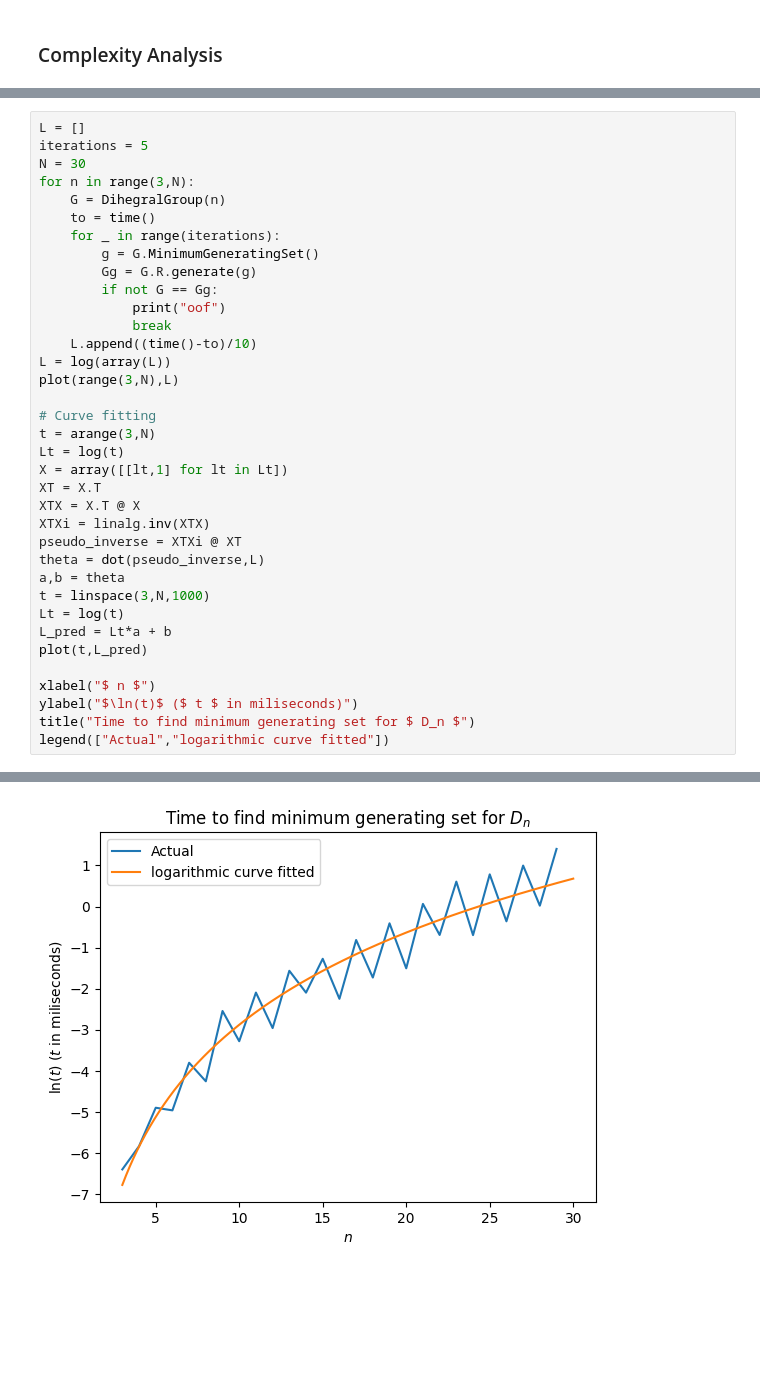
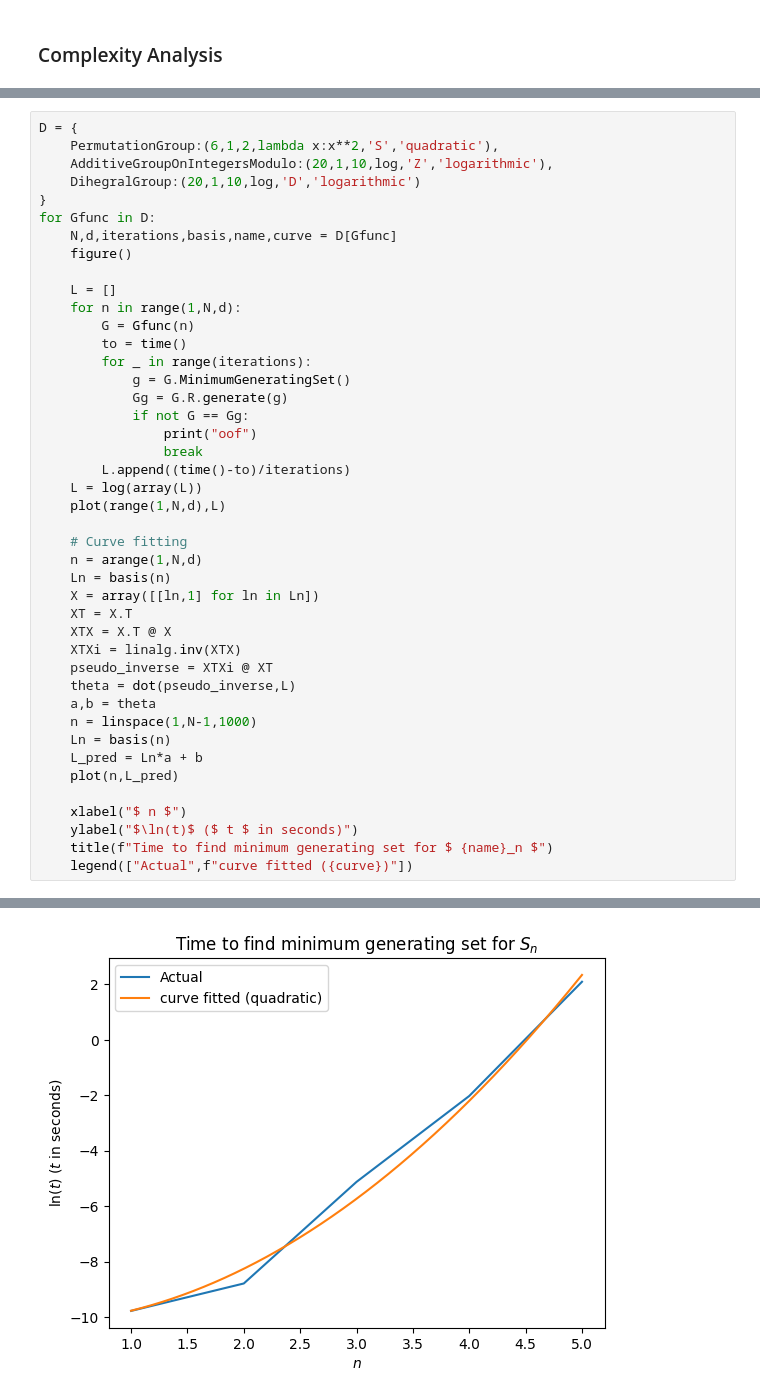
Before and after one commit to pranav-joshi-iitgn/Group, a Jupyter notebook: Groups.ipynb, the cells around one changed output, grey strips where cells are left out. Cells and saved outputs as stored; diff of their text form; blank space fills up the shorter version.

```diff
--- a/Groups.ipynb
+++ b/Groups.ipynb
@@ -98,38 +98,45 @@ from matplotlib.pyplot import plot,xlabel,ylabel,title,legend
 from time import time
 # %%
-L = []
-iterations = 5
-N = 30
-for n in range(3,N):
-    G = DihegralGroup(n)
-    to = time()
-    for _ in range(iterations):
-        g = G.MinimumGeneratingSet()
-        Gg = G.R.generate(g)
-        if not G == Gg:
-            print("oof")
-            break
-    L.append((time()-to)/10)
-L = log(array(L))
-plot(range(3,N),L)
+D = {
+    PermutationGroup:(6,1,2,lambda x:x**2,'S','quadratic'),
+    AdditiveGroupOnIntegersModulo:(20,1,10,log,'Z','logarithmic'),
+    DihegralGroup:(20,1,10,log,'D','logarithmic')
+}
+for Gfunc in D:
+    N,d,iterations,basis,name,curve = D[Gfunc]
+    figure()
 
-# Curve fitting
-t = arange(3,N)
-Lt = log(t)
-X = array([[lt,1] for lt in Lt])
-XT = X.T
-XTX = X.T @ X
-XTXi = linalg.inv(XTX)
-pseudo_inverse = XTXi @ XT
-theta = dot(pseudo_inverse,L)
-a,b = theta
-t = linspace(3,N,1000)
-Lt = log(t)
-L_pred = Lt*a + b
-plot(t,L_pred)
+    L = []
+    for n in range(1,N,d):
+        G = Gfunc(n)
+        to = time()
+        for _ in range(iterations):
+            g = G.MinimumGeneratingSet()
+            Gg = G.R.generate(g)
+            if not G == Gg:
+                print("oof")
+                break
+        L.append((time()-to)/iterations)
+    L = log(array(L))
+    plot(range(1,N,d),L)
 
-xlabel("$ n $")
-ylabel("$\ln(t)$ ($ t $ in miliseconds)")
-title("Time to find minimum generating set for $ D_n $")
-legend(["Actual","logarithmic curve fitted"])
+    # Curve fitting
+    n = arange(1,N,d)
+    Ln = basis(n)
+    X = array([[ln,1] for ln in Ln])
+    XT = X.T
+    XTX = X.T @ X
+    XTXi = linalg.inv(XTX)
+    pseudo_inverse = XTXi @ XT
+    theta = dot(pseudo_inverse,L)
+    a,b = theta
+    n = linspace(1,N-1,1000)
+    Ln = basis(n)
+    L_pred = Ln*a + b
+    plot(n,L_pred)
+
+    xlabel("$ n $")
+    ylabel("$\ln(t)$ ($ t $ in seconds)")
+    title(f"Time to find minimum generating set for $ {name}_n $")
+    legend(["Actual",f"curve fitted ({curve})"])
 # %% [output]
@@ -137 +143 @@ legend(["Actual","logarithmic curve fitted"])
-[figure, old version]
+[figure, new version]
```
Also changed, not shown: parts of 2 cells of this notebook.
